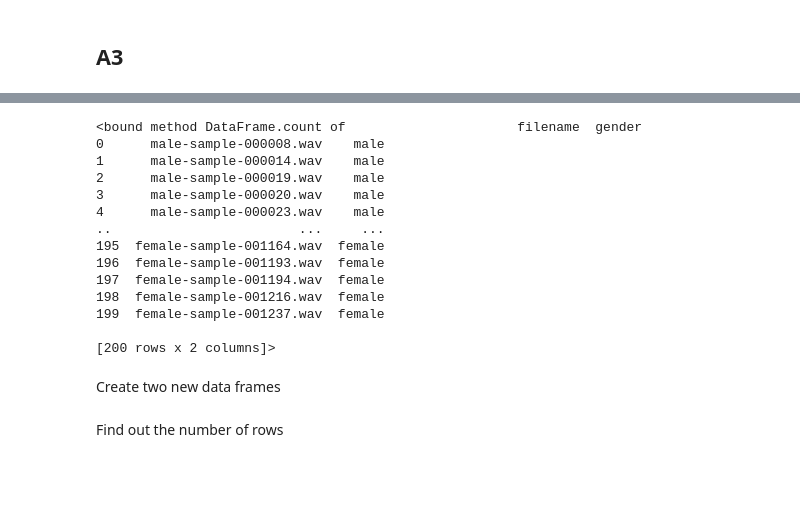
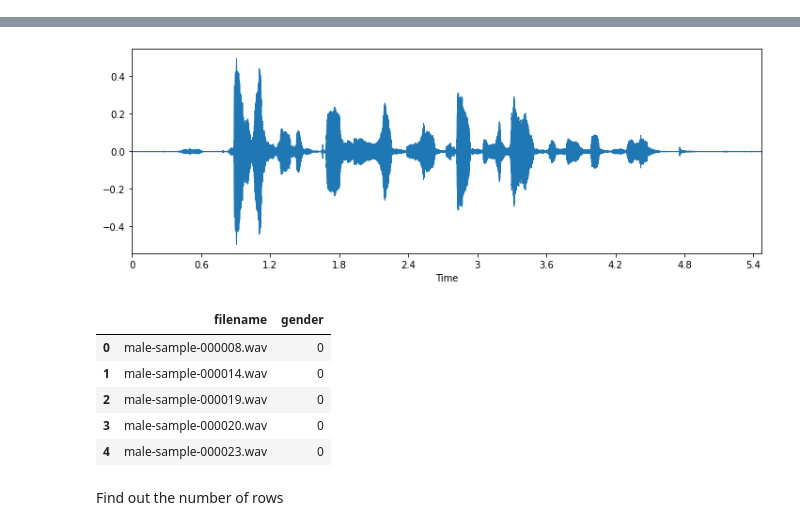
Before and after one commit to nitinsaimajji/Gender-Recognition-By-Voice, a Jupyter notebook: voice_detection_update.ipynb, the cells around one changed output, grey strips where cells are left out. Cells and saved outputs as stored; diff of their text form; code cells hidden in the pictures; blank space fills up the shorter version.

```diff
--- a/voice_detection_update.ipynb
+++ b/voice_detection_update.ipynb
@@ -80,2 +53,7 @@ plt.imshow(grad3,cmap='gray')
-# %% [markdown]
-## A3
+# %%
+filename = '/content/voice1/dataset1/female-sample-000106.wav'
+plt.figure(figsize=(12,4))
+data,sample_rate = librosa.load(filename)
+_ = librosa.display.waveplot(data,sr=sample_rate)
+ipd.Audio(filename)
+# %% [output]
@@ -82,26 +61,17 @@ plt.imshow(grad3,cmap='gray')
+[figure, added]
 # %%
 df = pd.read_csv('/content/voice1/wav_check.csv')
-df.count
-# %% [output]
-<bound method DataFrame.count of                      filename  gender
-0      male-sample-000008.wav    male
-1      male-sample-000014.wav    male
-2      male-sample-000019.wav    male
-3      male-sample-000020.wav    male
-4      male-sample-000023.wav    male
-..                        ...     ...
-195  female-sample-001164.wav  female
-196  female-sample-001193.wav  female
-197  female-sample-001194.wav  female
-198  female-sample-001216.wav  female
-199  female-sample-001237.wav  female
-
-[200 rows x 2 columns]>
-# %% [markdown]
-Create two new data frames
 # %%
 df_male = df[df['gender']=='male']
 df_female = df[df['gender']=='female']
+df.head()
+# %% [output]
+|  | filename | gender |
+| 0 | male-sample-000008.wav | 0 |
+| 1 | male-sample-000014.wav | 0 |
+| 2 | male-sample-000019.wav | 0 |
+| 3 | male-sample-000020.wav | 0 |
+| 4 | male-sample-000023.wav | 0 |
 # %% [markdown]
 Find out the number of rows
 # %%
```
Also changed, not shown: parts of 84 cells of this notebook.
